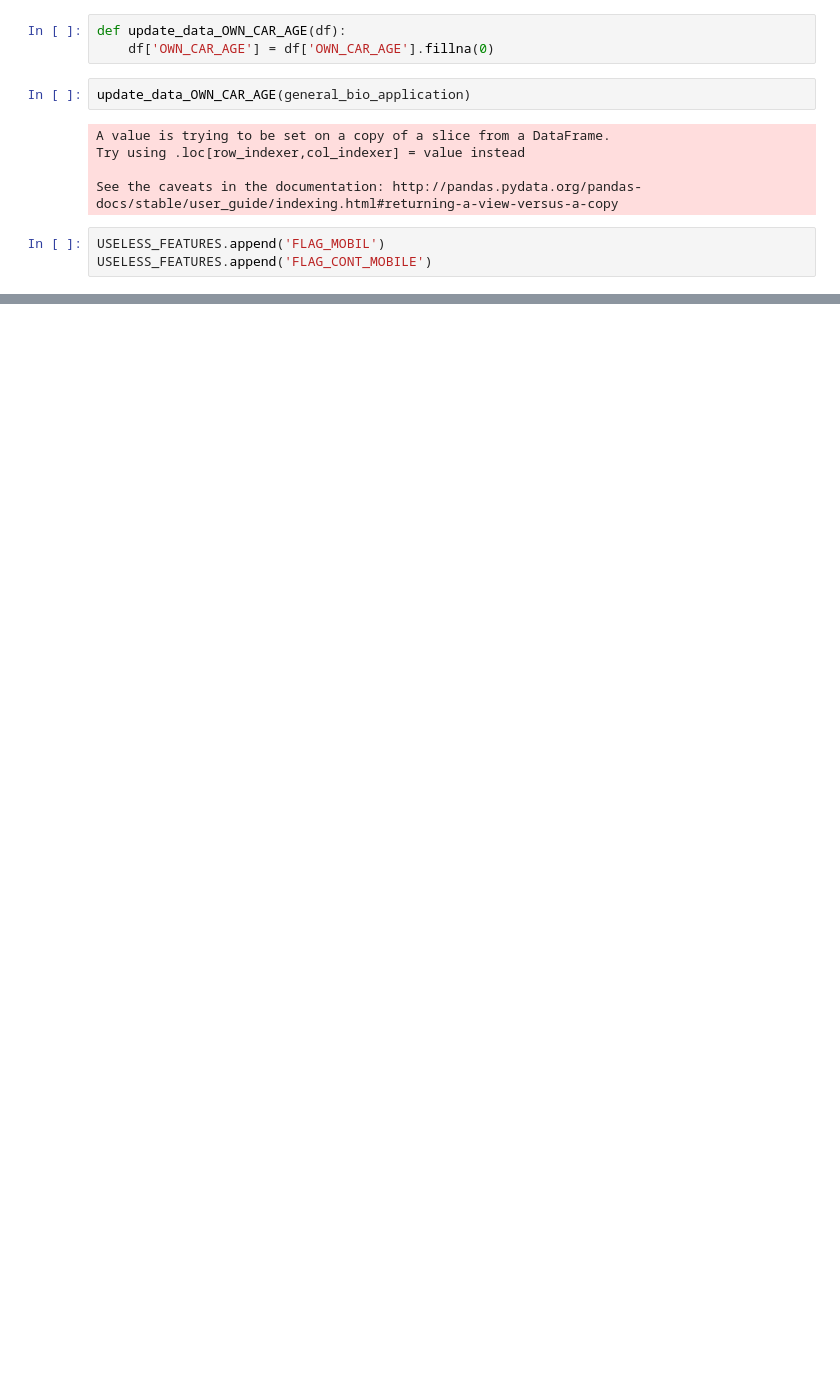
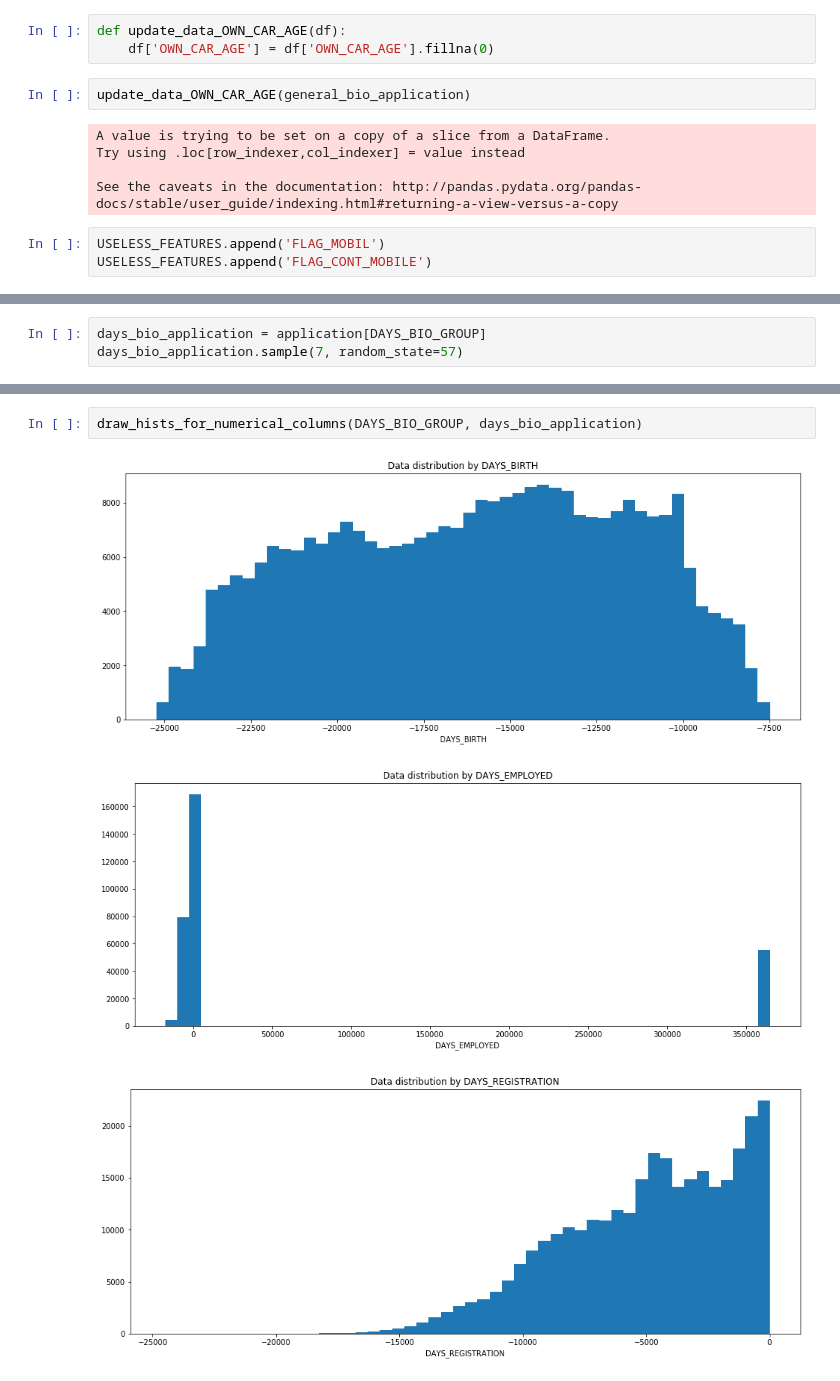
Before and after one commit to nuwanda57/HomeCredit1, a Jupyter notebook: exploration.ipynb, the cells around one changed output, grey strips where cells are left out. Cells and saved outputs as stored; diff of their text form; blank space fills up the shorter version.

Commit message:
DAYS_BIO_GROUP

```diff
--- a/exploration.ipynb
+++ b/exploration.ipynb
@@ -391,0 +394,3 @@ USELESS_FEATURES.append('FLAG_CONT_MOBILE')
+# %%
+days_bio_application = application[DAYS_BIO_GROUP]
+days_bio_application.sample(7, random_state=57)
@@ -391,0 +414,6 @@ USELESS_FEATURES.append('FLAG_CONT_MOBILE')
+# %%
+draw_hists_for_numerical_columns(DAYS_BIO_GROUP, days_bio_application)
+# %% [output]
+[figure, added]
+[figure, added]
+[figure, added]
```
Also changed, not shown: parts of 6 cells of this notebook.
